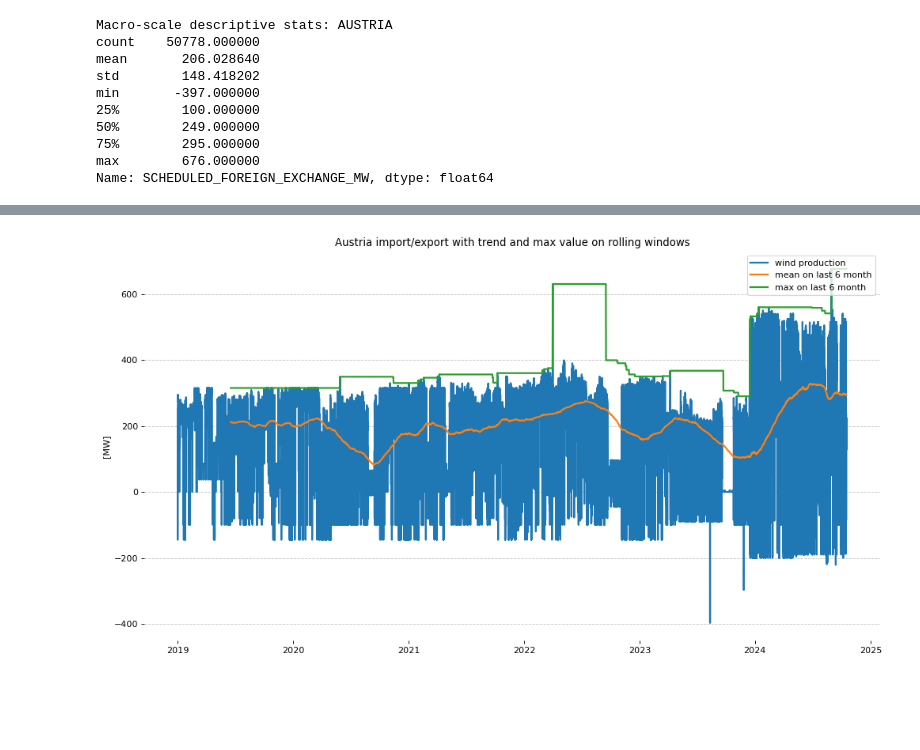
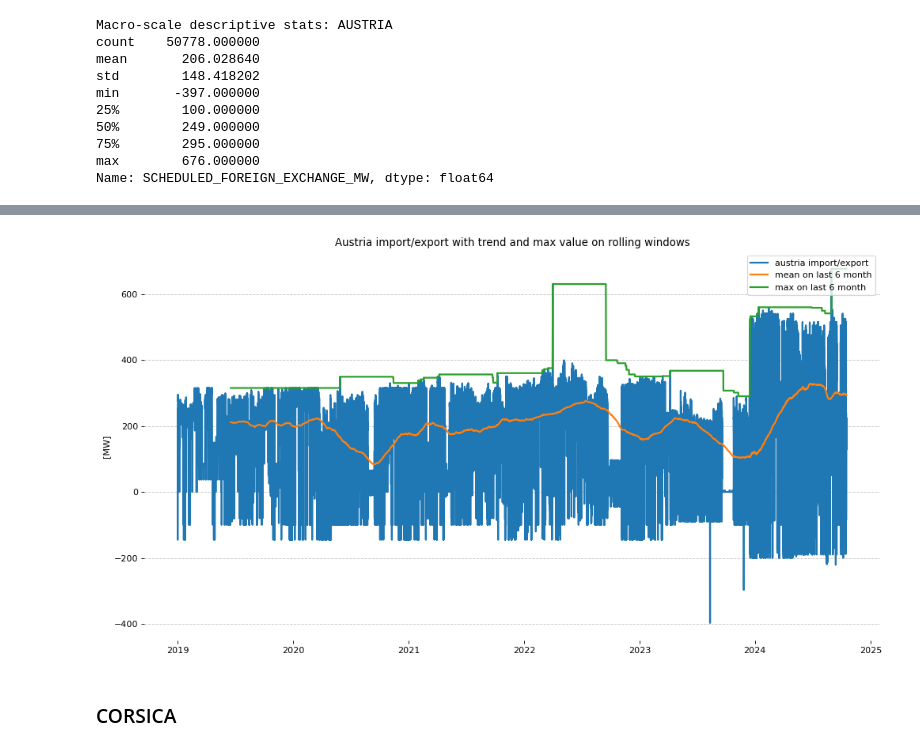
Before and after one commit to samueledelia/Italian-imbalance-forecasting, a Jupyter notebook: notebook/data_exploration/power_transmission.ipynb, the cells around one changed output, grey strips where cells are left out. Drawn from its saved outputs; the diff is of its cells as text; code cells hidden in the pictures; blank space fills up the shorter version.

Commit message:
scheduled_foreign_exchange

```diff
--- a/notebook/data_exploration/power_transmission.ipynb
+++ b/notebook/data_exploration/power_transmission.ipynb
@@ -125,17 +127,19 @@ plt.show()
 # %%
 fig, ax = plt.subplots(figsize=[15,8], dpi=DPI)
-ax.plot(austria_scheduled["SCHEDULED_FOREIGN_EXCHANGE_MW"], linewidth=2, label = 'wind production')
+ax.plot(austria_scheduled["SCHEDULED_FOREIGN_EXCHANGE_MW"], linewidth=2, label = 'austria import/export')
 ax.plot(austria_scheduled["SCHEDULED_FOREIGN_EXCHANGE_MW"].rolling(24*7*4*6, center=False).mean(), linewidth=2, label = 'mean on last 6 month')
 ax.plot(austria_scheduled["SCHEDULED_FOREIGN_EXCHANGE_MW"].rolling(24*7*4*6, center=False).max(), linewidth=2, label = 'max on last 6 month')
 # Hide specific plot spines
 ax.spines["left"].set_visible(False)
 ax.spines["right"].set_visible(False)
 ax.spines["top"].set_visible(False)
 ax.spines["bottom"].set_visible(False)
 
 ax.grid(True, axis='y', linestyle='--', alpha=0.7)
 ax.set_title("Austria import/export with trend and max value on rolling windows"); ax.set_ylabel("[MW]")
 ax.legend(loc='upper right')
 plt.show()
 # %% [output]
-[figure, old version]
+[figure, new version]
+# %% [markdown]
+### CORSICA
```
Also changed, not shown: parts of 26 cells of this notebook.
